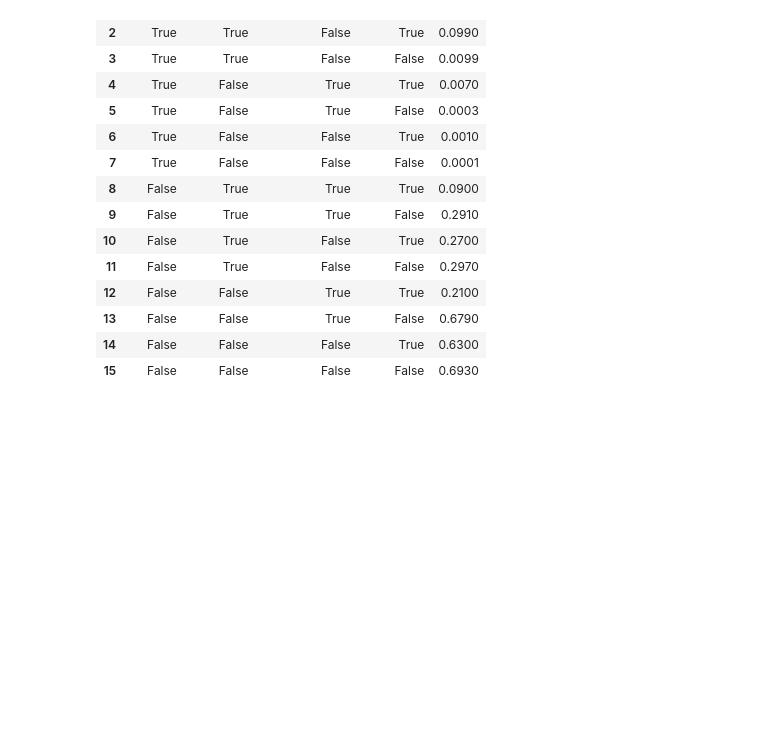
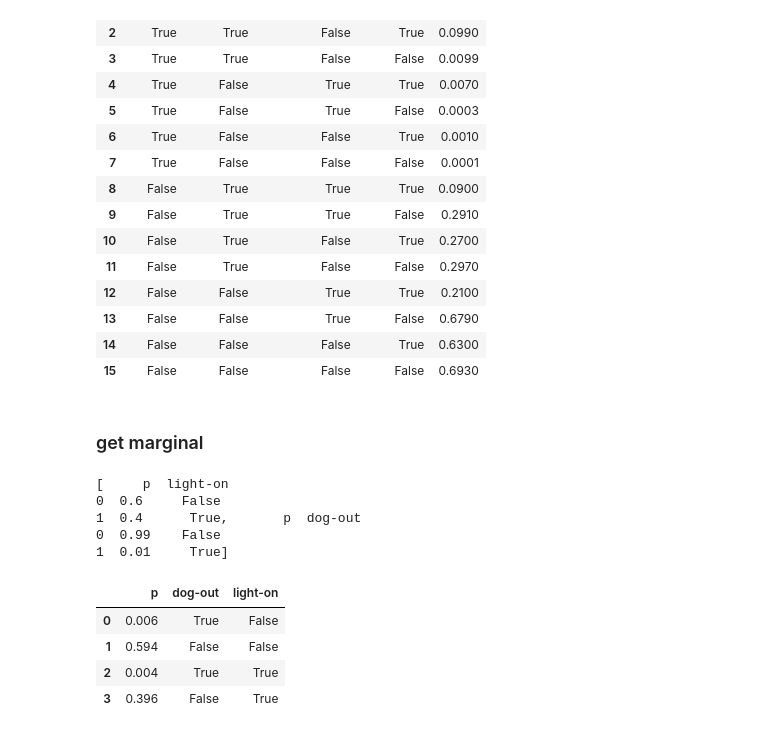
Before and after one commit to valbuc/KR-Project2, a Jupyter notebook: Task1.ipynb, the cells around one changed output. Drawn from its saved outputs; the diff is of its cells as text; code cells hidden in the pictures; blank space fills up the shorter version.

Commit message:
marginals

```diff
--- a/Task1.ipynb
+++ b/Task1.ipynb
@@ -148,3 +202,25 @@ reasoner.multiply(bark, dog)
 | 13 | False | False | True | False | 0.6790 |
 | 14 | False | False | False | True | 0.6300 |
 | 15 | False | False | False | False | 0.6930 |
+# %% [markdown]
+### get marginal
+# %%
+evidence = pd.DataFrame([{"bowel-problem": False, "family-out": False}])
+query_vars = ["dog-out", "light-on"]
+
+marginals = reasoner.get_marginal(query_vars, evidence)
+#print(marginals['light-on'])
+# %% [output]
+[     p  light-on
+0  0.6     False
+1  0.4      True,       p  dog-out
+0  0.99    False
+1  0.01     True]
+# %%
+marginals
+# %% [output]
+|  | p | dog-out | light-on |
+| 0 | 0.006 | True | False |
+| 1 | 0.594 | False | False |
+| 2 | 0.004 | True | True |
+| 3 | 0.396 | False | True |
```
Also changed, not shown: parts of 12 cells of this notebook, 3 other files.
